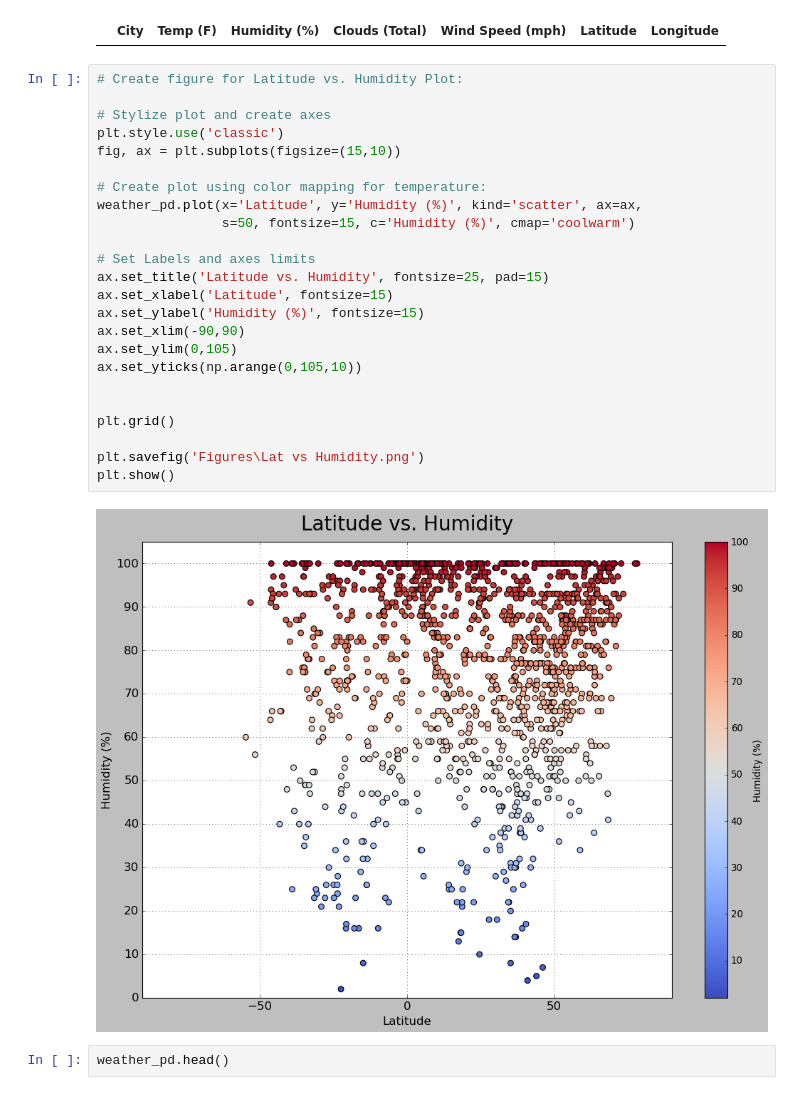
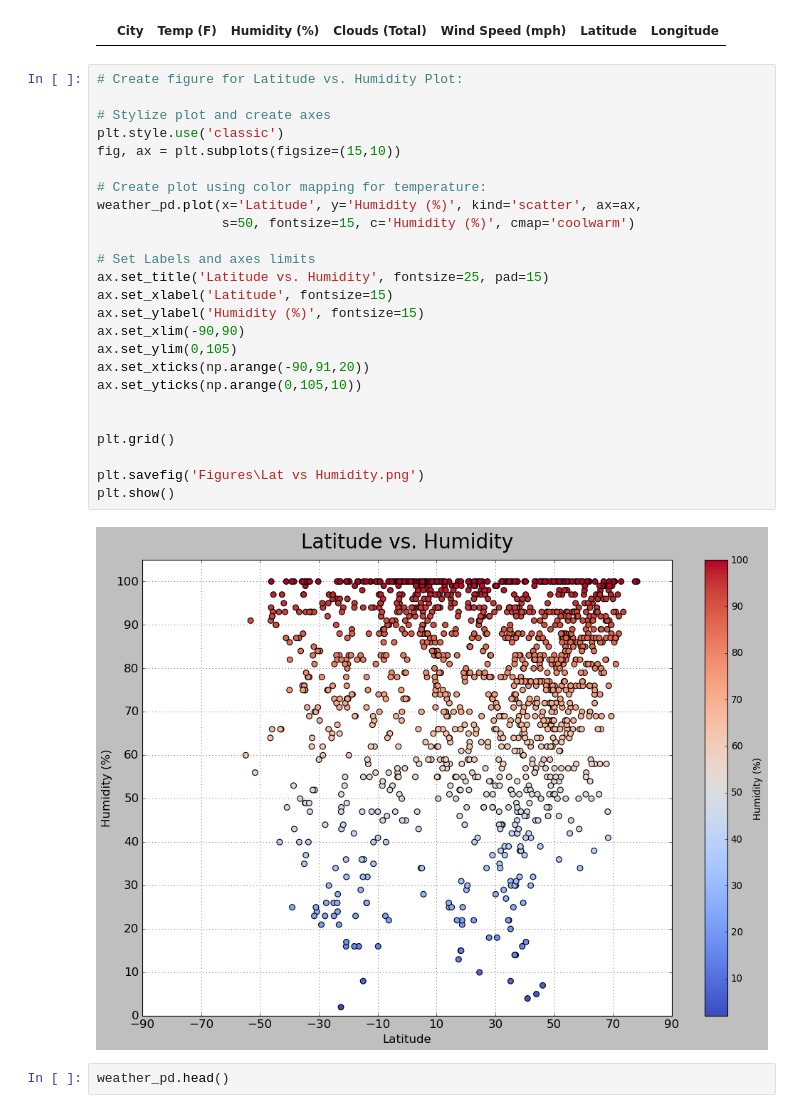
Before and after one commit to mtoriello0725/WeatherPy, a Jupyter notebook: WeatherData_Analysis.ipynb, the cells around one changed output. Cells and saved outputs as stored; diff of their text form.

```diff
--- a/WeatherData_Analysis.ipynb
+++ b/WeatherData_Analysis.ipynb
@@ -56,29 +57,30 @@ weather_pd.loc[weather_pd['Humidity (%)'] > 100]
 # %%
 # Create figure for Latitude vs. Humidity Plot:
 
 # Stylize plot and create axes
 plt.style.use('classic')
 fig, ax = plt.subplots(figsize=(15,10))
 
 # Create plot using color mapping for temperature:
 weather_pd.plot(x='Latitude', y='Humidity (%)', kind='scatter', ax=ax,
                 s=50, fontsize=15, c='Humidity (%)', cmap='coolwarm')
 
 # Set Labels and axes limits
 ax.set_title('Latitude vs. Humidity', fontsize=25, pad=15)
 ax.set_xlabel('Latitude', fontsize=15)
 ax.set_ylabel('Humidity (%)', fontsize=15)
 ax.set_xlim(-90,90)
 ax.set_ylim(0,105)
+ax.set_xticks(np.arange(-90,91,20))
 ax.set_yticks(np.arange(0,105,10))
 
 
 plt.grid()
 
 plt.savefig('Figures\Lat vs Humidity.png')
 plt.show()
 # %% [output]
-[figure, old version]
+[figure, new version]
 # %%
 weather_pd.head()
 # %% [output]
```
Also changed, not shown: parts of 3 cells of this notebook, 4 other files.
